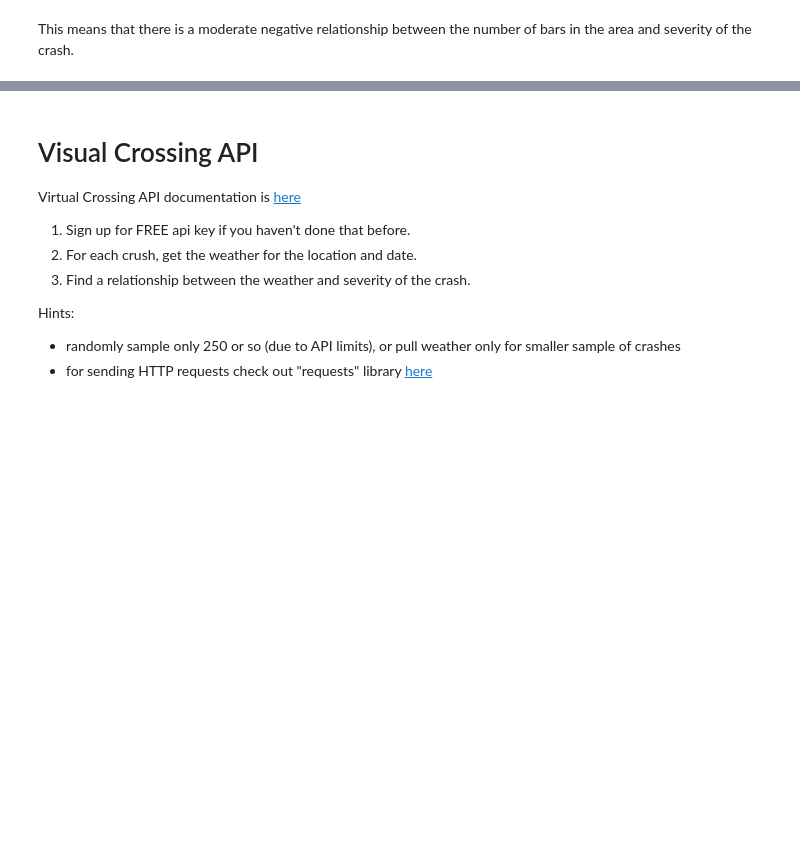
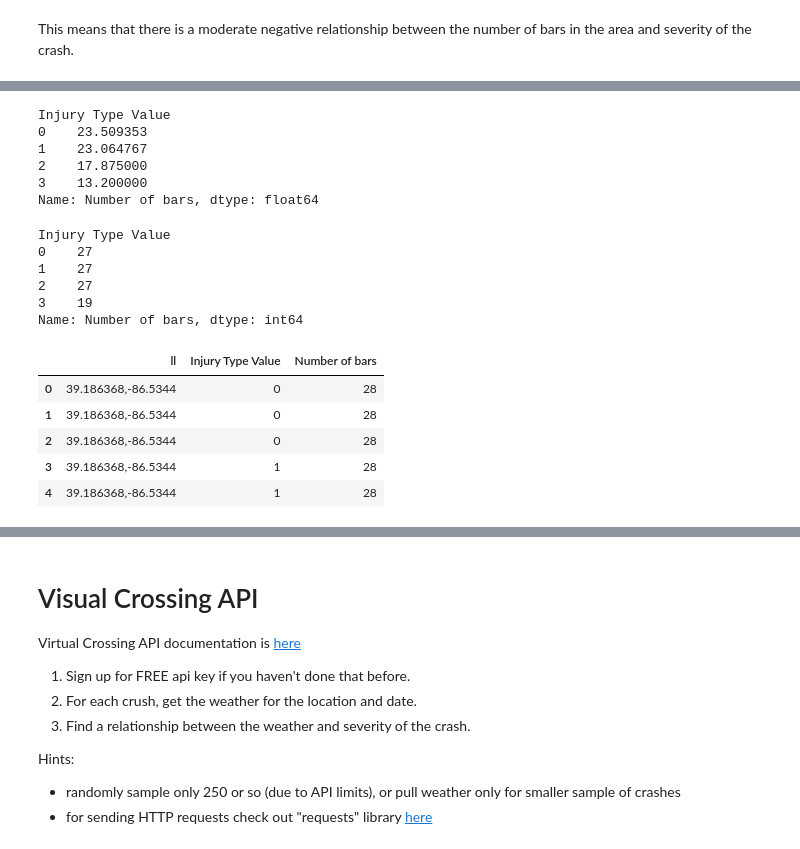
Before and after one commit to ryan-ferns/DS_auticon_week_2, a Jupyter notebook: project_I.ipynb, the cells around one changed output, grey strips where cells are left out. Cells and saved outputs as stored; diff of their text form; code cells hidden in the pictures; blank space fills up the shorter version.

```diff
--- a/project_I.ipynb
+++ b/project_I.ipynb
@@ -561,0 +637,29 @@ This means that there is a moderate negative relationship between the number of
+# %%
+df7.groupby("Injury Type Value")["Number of bars"].mean()
+# %% [output]
+Injury Type Value
+0    23.509353
+1    23.064767
+2    17.875000
+3    13.200000
+Name: Number of bars, dtype: float64
+# %%
+df7.groupby("Injury Type Value")["Number of bars"].median()
+# %% [output]
+Injury Type Value
+0    27
+1    27
+2    27
+3    19
+Name: Number of bars, dtype: int64
+# %%
+df8 = df7.iloc[:, -3:]
+# %%
+df8.head()
+# %% [output]
+|  | ll | Injury Type Value | Number of bars |
+| 0 | 39.186368,-86.5344 | 0 | 28 |
+| 1 | 39.186368,-86.5344 | 0 | 28 |
+| 2 | 39.186368,-86.5344 | 0 | 28 |
+| 3 | 39.186368,-86.5344 | 1 | 28 |
+| 4 | 39.186368,-86.5344 | 1 | 28 |
```
Also changed, not shown: parts of 20 cells of this notebook.
